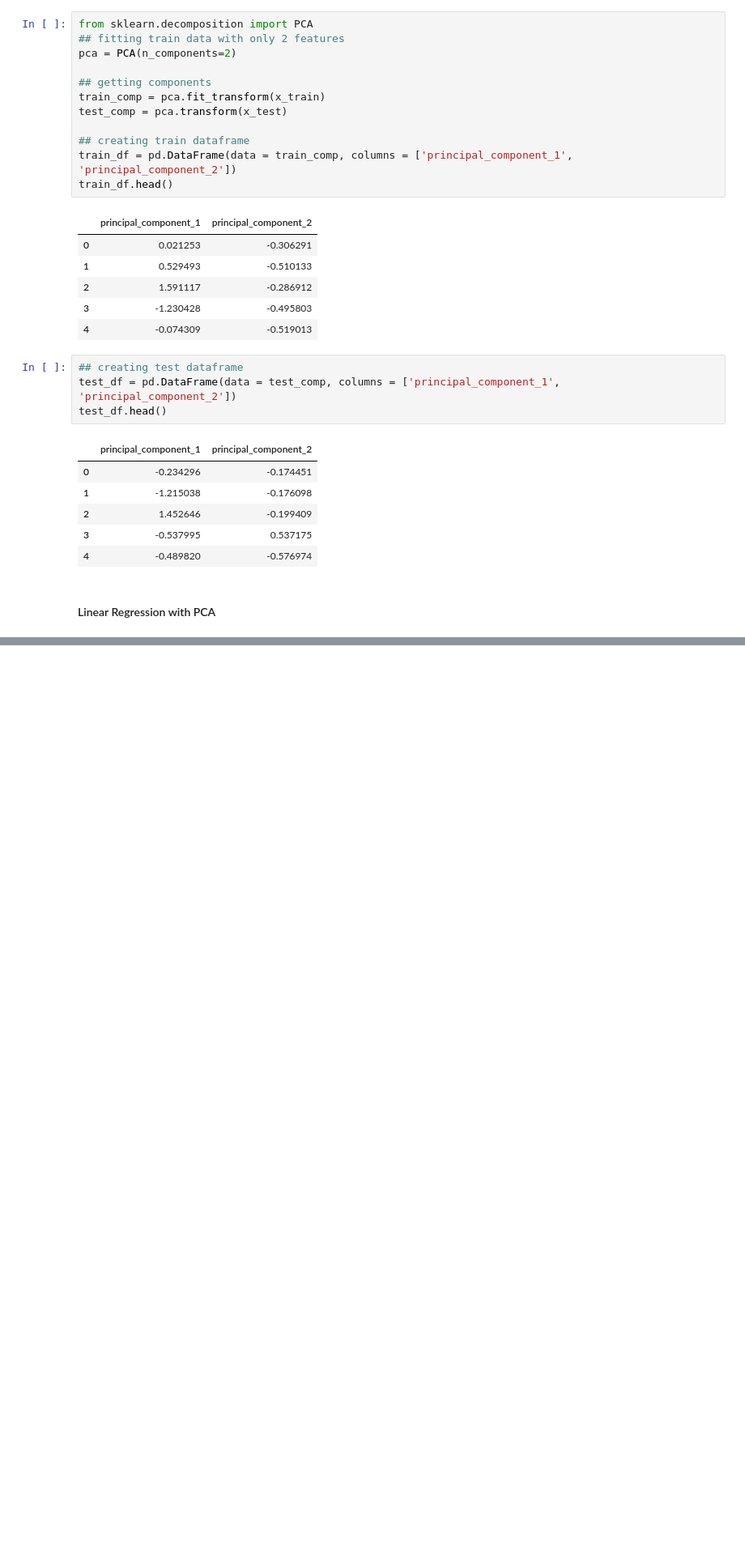
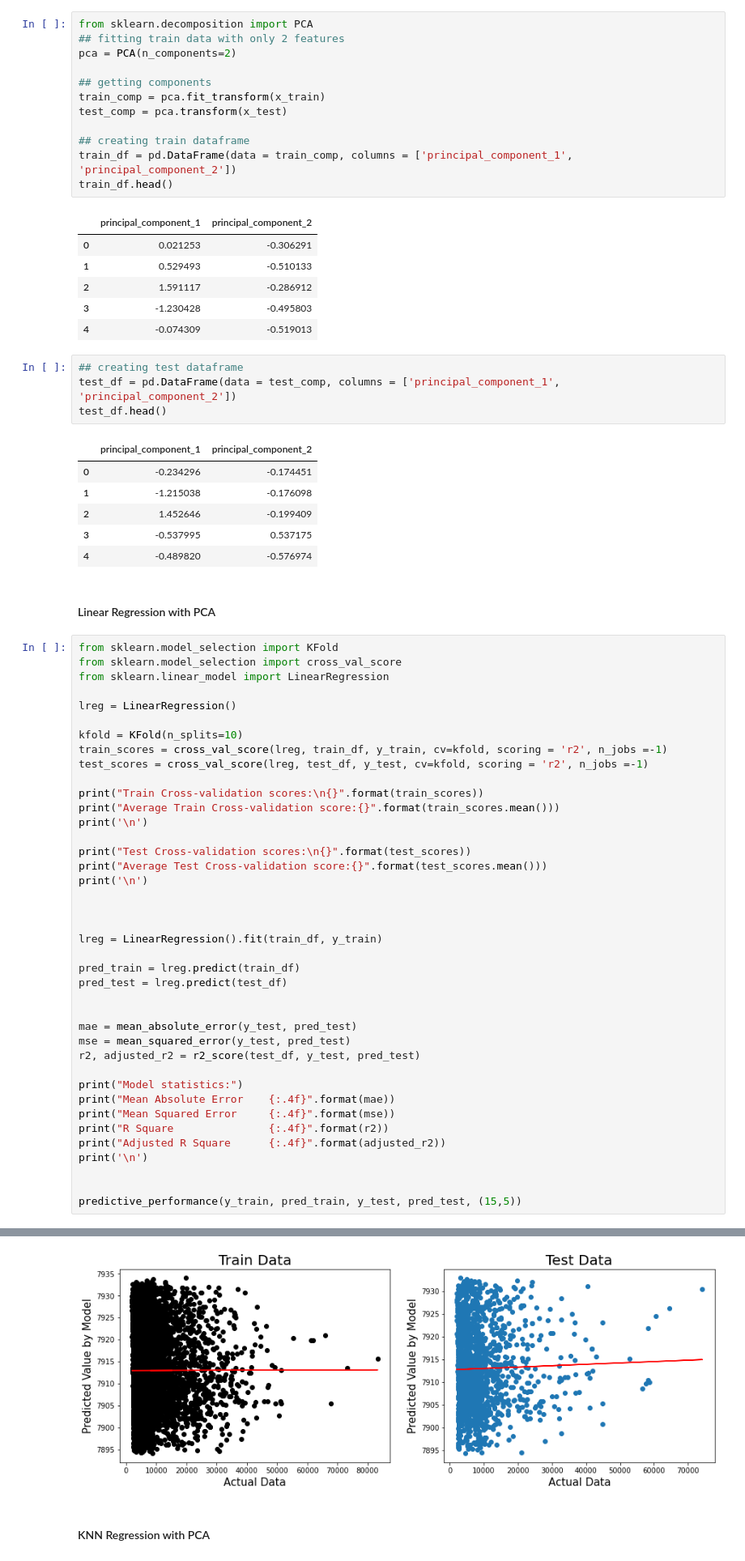
Before and after one commit to ddahiya16/Machine-Learning, a Jupyter notebook: Customer Life Time Value Prediction Model.ipynb, the cells around one changed output, grey strips where cells are left out. Shown at 81% size. Cells and saved outputs as stored; diff of their text form; blank space fills up the shorter version.

```diff
--- a/Customer Life Time Value Prediction Model.ipynb
+++ b/Customer Life Time Value Prediction Model.ipynb
@@ -2044,3 +2044,44 @@ test_df.head()
 | 4 | -0.489820 | -0.576974 |
 # %% [markdown]
 #### Linear Regression with PCA
+# %%
+from sklearn.model_selection import KFold
+from sklearn.model_selection import cross_val_score
+from sklearn.linear_model import LinearRegression
+
+lreg = LinearRegression()
+
+kfold = KFold(n_splits=10)
+train_scores = cross_val_score(lreg, train_df, y_train, cv=kfold, scoring = 'r2', n_jobs =-1)
+test_scores = cross_val_score(lreg, test_df, y_test, cv=kfold, scoring = 'r2', n_jobs =-1)
+
+print("Train Cross-validation scores:\n{}".format(train_scores))
+print("Average Train Cross-validation score:{}".format(train_scores.mean()))
+print('\n')
+
+print("Test Cross-validation scores:\n{}".format(test_scores))
+print("Average Test Cross-validation score:{}".format(test_scores.mean()))
+print('\n')
+
+
+
+lreg = LinearRegression().fit(train_df, y_train)
+
+pred_train = lreg.predict(train_df)
+pred_test = lreg.predict(test_df)
+
+
+mae = mean_absolute_error(y_test, pred_test)
+mse = mean_squared_error(y_test, pred_test)
+r2, adjusted_r2 = r2_score(test_df, y_test, pred_test)
+
+print("Model statistics:")
+print("Mean Absolute Error    {:.4f}".format(mae))
+print("Mean Squared Error     {:.4f}".format(mse))
+print("R Square               {:.4f}".format(r2))
+print("Adjusted R Square      {:.4f}".format(adjusted_r2))
+print('\n')
+
+
+predictive_performance(y_train, pred_train, y_test, pred_test, (15,5))
+# %% [output]
@@ -2046,0 +2106,3 @@ test_df.head()
+[figure, added]
+# %% [markdown]
+#### KNN Regression with PCA
```
Also changed, not shown: parts of 34 cells of this notebook.
